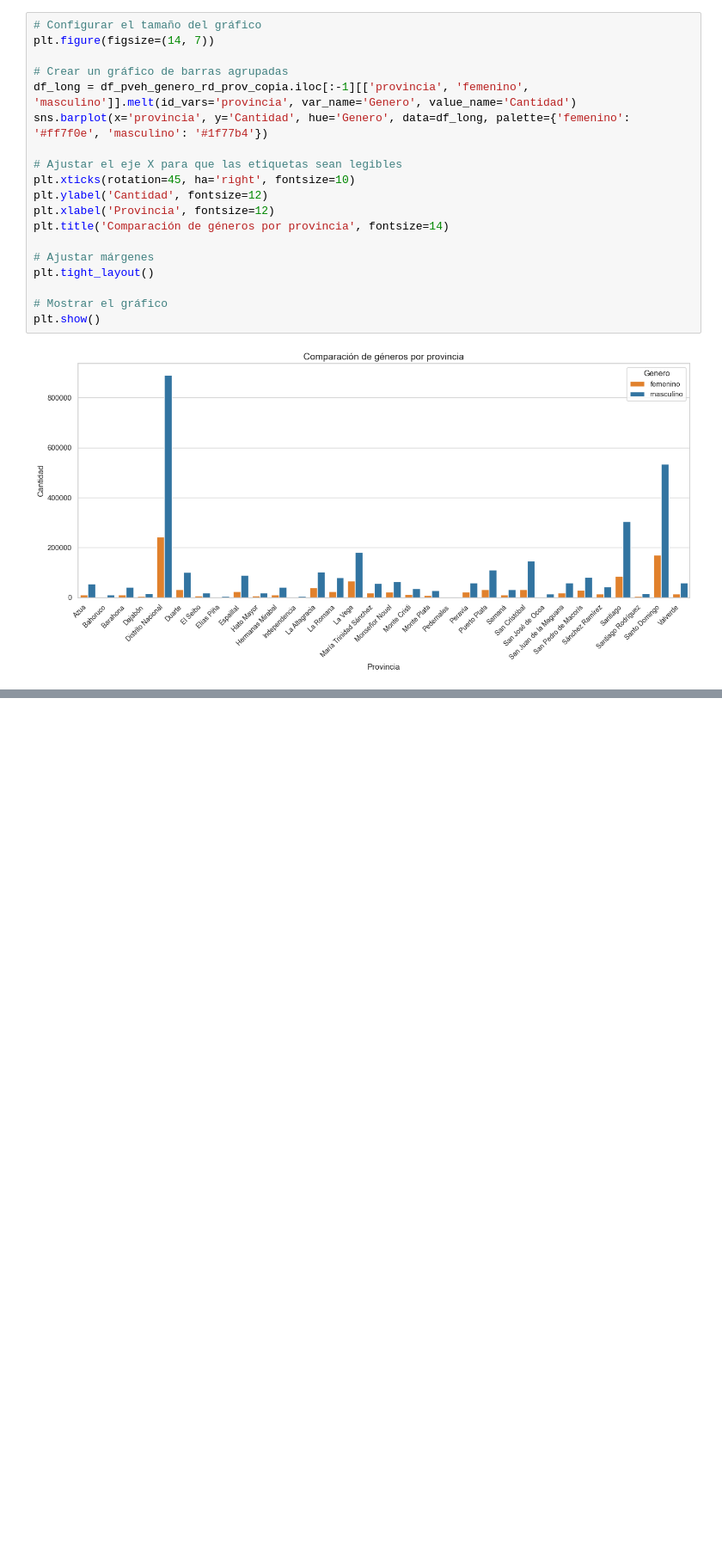
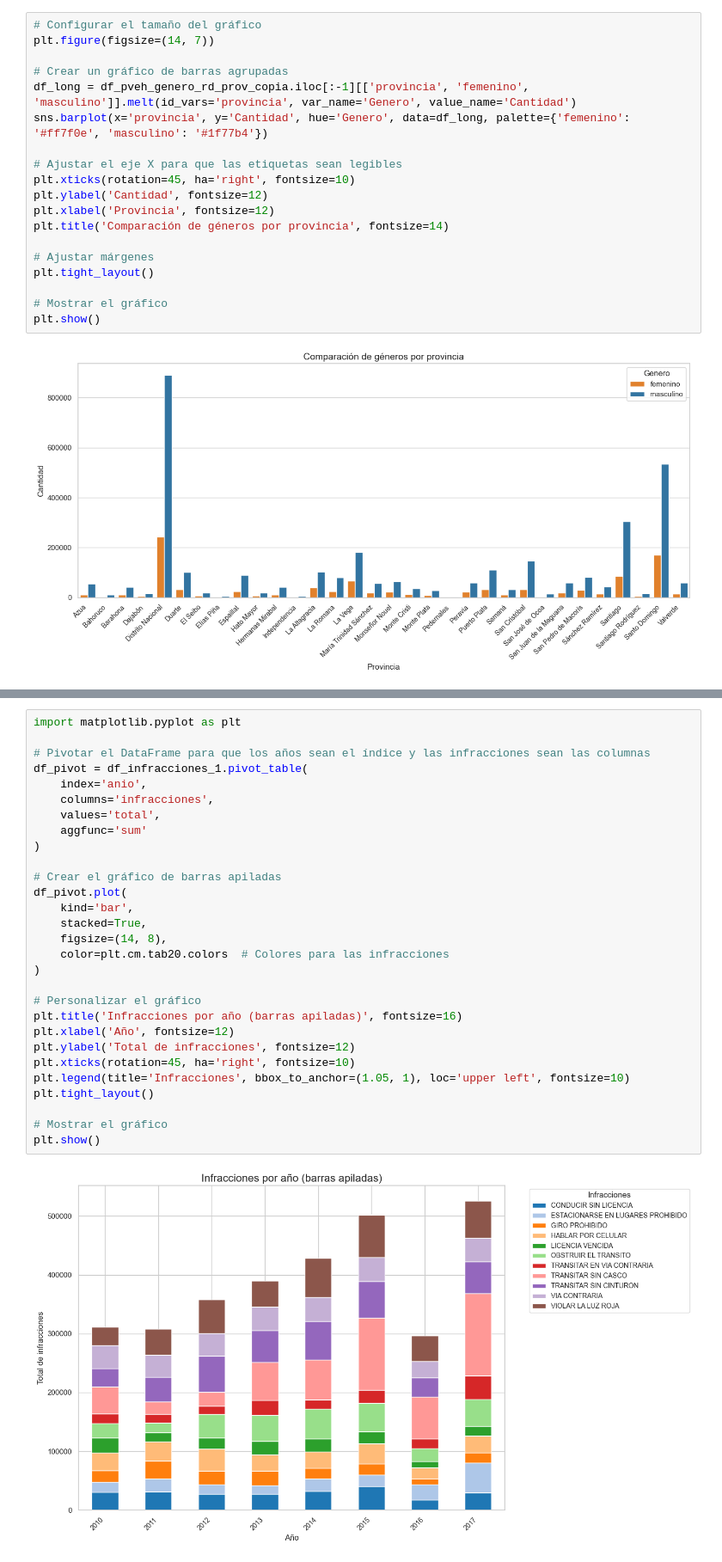
Before and after one commit to ngcarvajall/Accidentes_mortales_RD, a Jupyter notebook: Notebooks/Datos_añadidos.ipynb, the cells around one changed output, grey strips where cells are left out. Shown at 86% size. Drawn from its saved outputs; the diff is of its cells as text; blank space fills up the shorter version.

```diff
--- a/Notebooks/Datos_añadidos.ipynb
+++ b/Notebooks/Datos_añadidos.ipynb
@@ -333,0 +446,31 @@ plt.show()
+# %%
+import matplotlib.pyplot as plt
+
+# Pivotar el DataFrame para que los años sean el índice y las infracciones sean las columnas
+df_pivot = df_infracciones_1.pivot_table(
+    index='anio',
+    columns='infracciones',
+    values='total',
+    aggfunc='sum'
+)
+
+# Crear el gráfico de barras apiladas
+df_pivot.plot(
+    kind='bar',
+    stacked=True,
+    figsize=(14, 8),
+    color=plt.cm.tab20.colors  # Colores para las infracciones
+)
+
+# Personalizar el gráfico
+plt.title('Infracciones por año (barras apiladas)', fontsize=16)
+plt.xlabel('Año', fontsize=12)
+plt.ylabel('Total de infracciones', fontsize=12)
+plt.xticks(rotation=45, ha='right', fontsize=10)
+plt.legend(title='Infracciones', bbox_to_anchor=(1.05, 1), loc='upper left', fontsize=10)
+plt.tight_layout()
+
+# Mostrar el gráfico
+plt.show()
+# %% [output]
+[figure, added]
```
Also changed, not shown: parts of 12 cells of this notebook, 6 other files.
